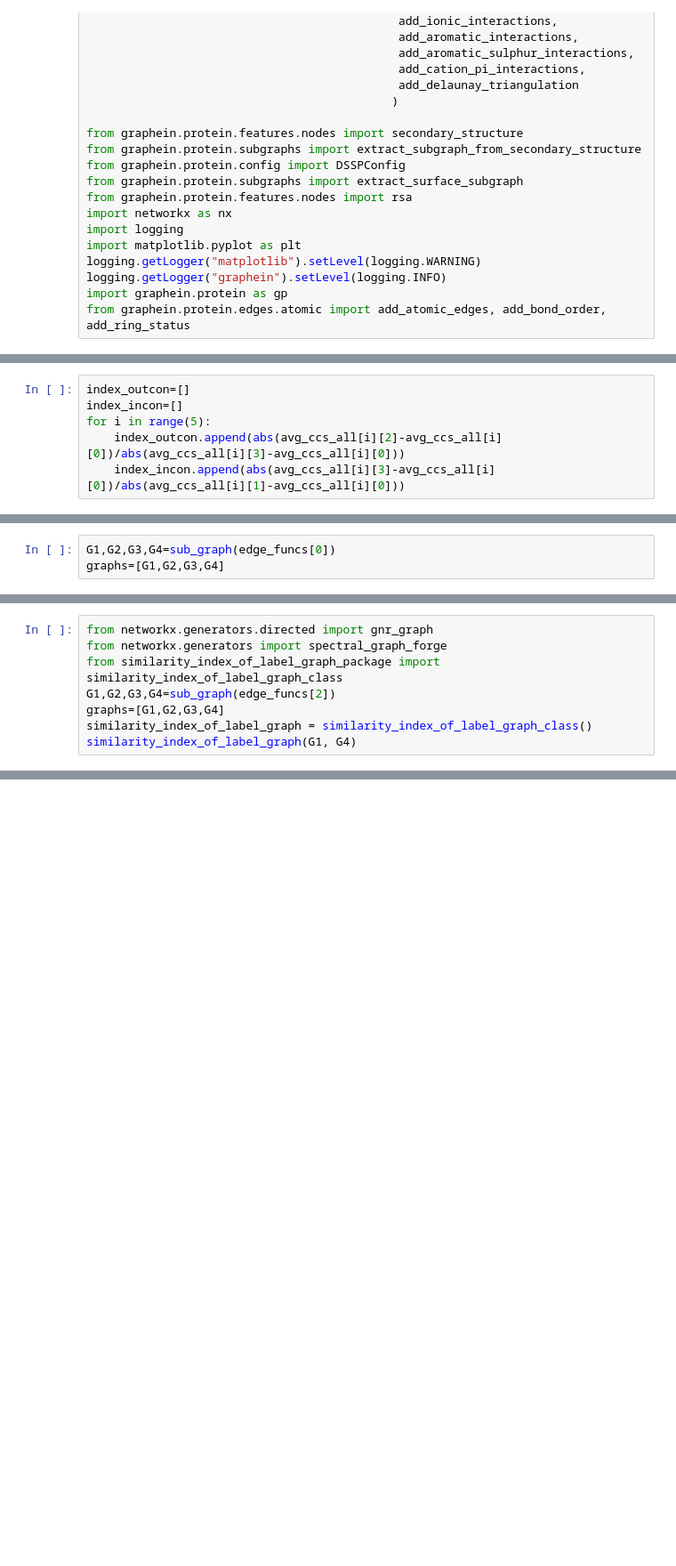
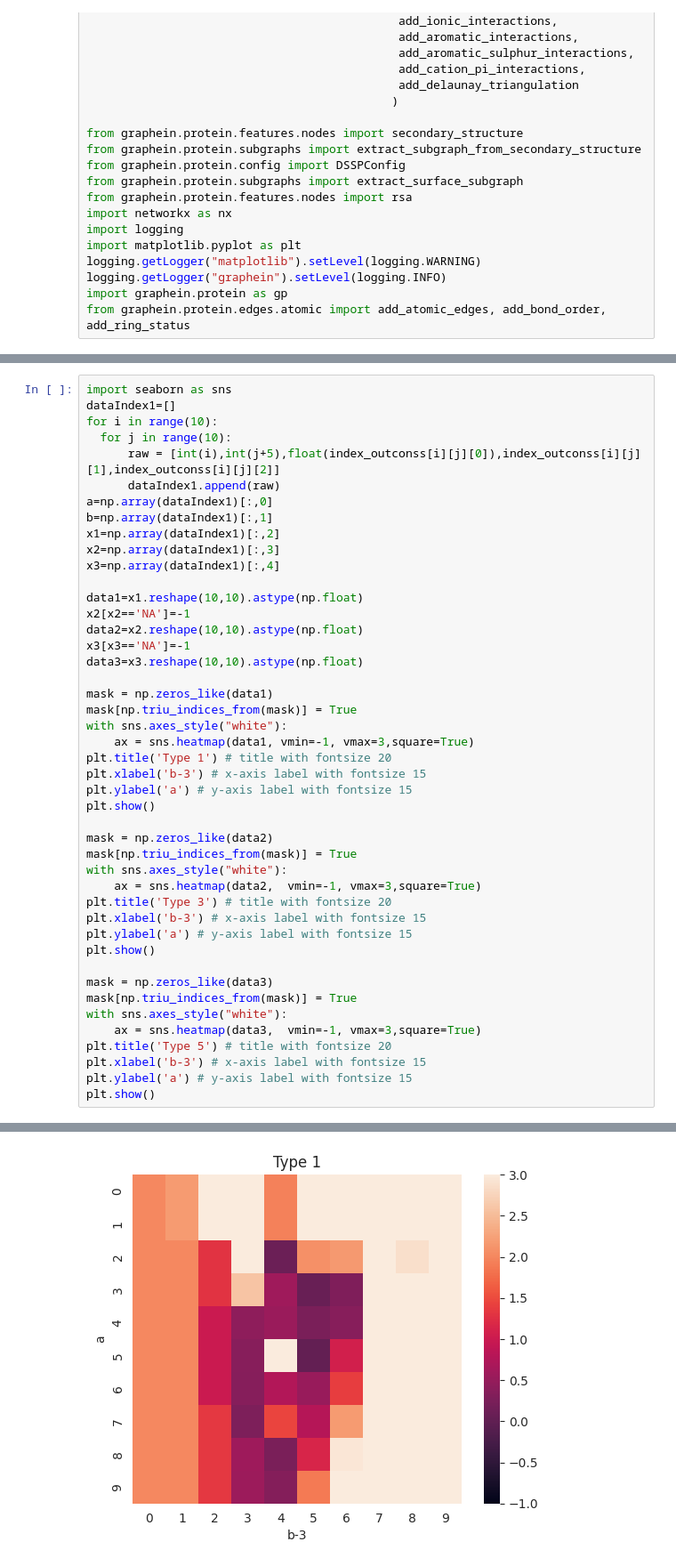
Before and after one commit to etheng-jiao/Graph-similarity-for-protein-structure, a Jupyter notebook: code/visual.ipynb, the cells around one changed output, grey strips where cells are left out. Shown at 89% size. Drawn from its saved outputs; the diff is of its cells as text; blank space fills up the shorter version.

```diff
--- a/code/visual.ipynb
+++ b/code/visual.ipynb
@@ -262,6 +35,0 @@ avg_ccs_all
-# %%
-index_outcon=[]
-index_incon=[]
-for i in range(5):
-    index_outcon.append(abs(avg_ccs_all[i][2]-avg_ccs_all[i][0])/abs(avg_ccs_all[i][3]-avg_ccs_all[i][0]))
-    index_incon.append(abs(avg_ccs_all[i][3]-avg_ccs_all[i][0])/abs(avg_ccs_all[i][1]-avg_ccs_all[i][0]))
@@ -364,3 +35,0 @@ def get_maxtrix(L):
-# %%
-G1,G2,G3,G4=sub_graph(edge_funcs[0])
-graphs=[G1,G2,G3,G4]
@@ -707,8 +35,0 @@ len(eigenvectors)
-# %%
-from networkx.generators.directed import gnr_graph
-from networkx.generators import spectral_graph_forge
-from similarity_index_of_label_graph_package import similarity_index_of_label_graph_class
-G1,G2,G3,G4=sub_graph(edge_funcs[2])
-graphs=[G1,G2,G3,G4]
-similarity_index_of_label_graph = similarity_index_of_label_graph_class()
-similarity_index_of_label_graph(G1, G4)
@@ -927,0 +213,46 @@ AttributeError: module networkx has no attribute subgraph_census
+# %%
+import seaborn as sns
+dataIndex1=[]
+for i in range(10):
+  for j in range(10):
+      raw = [int(i),int(j+5),float(index_outconss[i][j][0]),index_outconss[i][j][1],index_outconss[i][j][2]]
+      dataIndex1.append(raw)
+a=np.array(dataIndex1)[:,0]
+b=np.array(dataIndex1)[:,1]
+x1=np.array(dataIndex1)[:,2]
+x2=np.array(dataIndex1)[:,3]
+x3=np.array(dataIndex1)[:,4]
+
+data1=x1.reshape(10,10).astype(np.float)
+x2[x2=='NA']=-1
+data2=x2.reshape(10,10).astype(np.float)
+x3[x3=='NA']=-1
+data3=x3.reshape(10,10).astype(np.float)
+
+mask = np.zeros_like(data1)
+mask[np.triu_indices_from(mask)] = True
+with sns.axes_style("white"):
+    ax = sns.heatmap(data1, vmin=-1, vmax=3,square=True)
+plt.title('Type 1') # title with fontsize 20
+plt.xlabel('b-3') # x-axis label with fontsize 15
+plt.ylabel('a') # y-axis label with fontsize 15
+plt.show()
+
+mask = np.zeros_like(data2)
+mask[np.triu_indices_from(mask)] = True
+with sns.axes_style("white"):
+    ax = sns.heatmap(data2,  vmin=-1, vmax=3,square=True)
+plt.title('Type 3') # title with fontsize 20
+plt.xlabel('b-3') # x-axis label with fontsize 15
+plt.ylabel('a') # y-axis label with fontsize 15
+plt.show()
+
+mask = np.zeros_like(data3)
+mask[np.triu_indices_from(mask)] = True
+with sns.axes_style("white"):
+    ax = sns.heatmap(data3,  vmin=-1, vmax=3,square=True)
+plt.title('Type 5') # title with fontsize 20
+plt.xlabel('b-3') # x-axis label with fontsize 15
+plt.ylabel('a') # y-axis label with fontsize 15
+plt.show()
+# %% [output]
@@ -927,0 +265 @@ AttributeError: module networkx has no attribute subgraph_census
+[figure, added]
```
Also changed, not shown: parts of 45 cells of this notebook.
